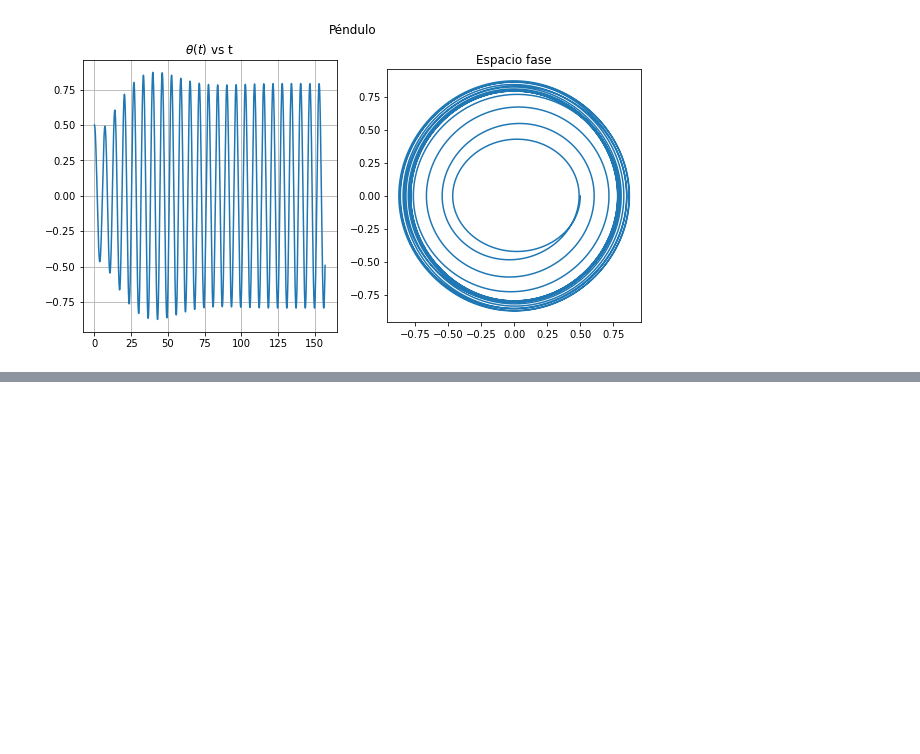
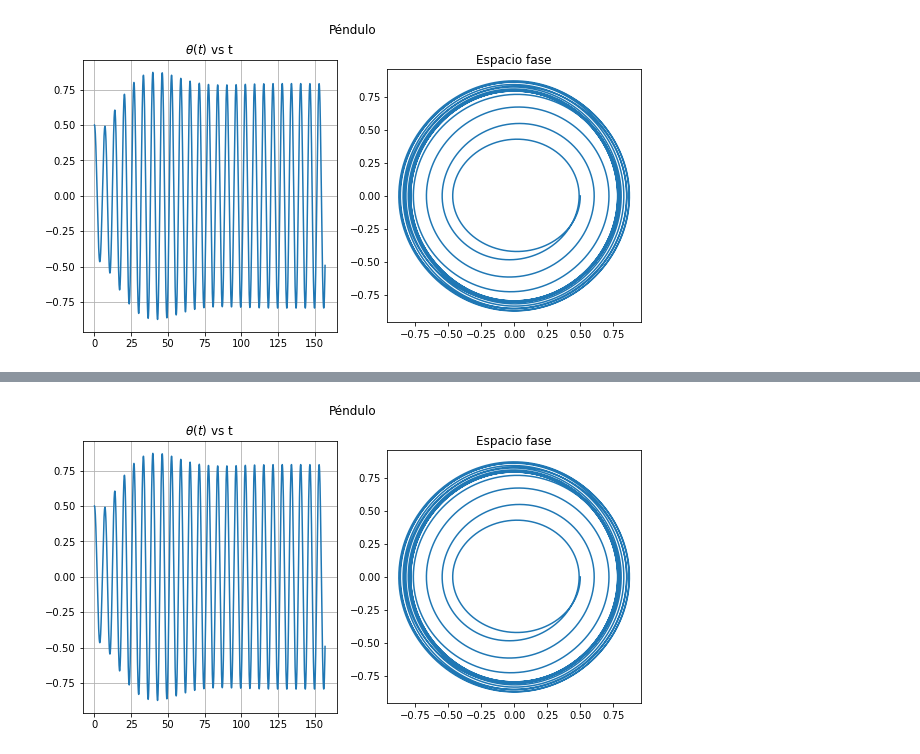
Before and after one commit to richmf/NotitasFisComp25-2, a Jupyter notebook: Clase 11 (EDO3).ipynb, the cells around one changed output, grey strips where cells are left out. Cells and saved outputs as stored; diff of their text form; code cells hidden in the pictures; blank space fills up the shorter version.

```diff
--- a/Clase 11 (EDO3).ipynb
+++ b/Clase 11 (EDO3).ipynb
@@ -35,0 +47,24 @@ graf2.set_aspect('equal')
+# %%
+def RK4(g,x0,t,args=None):
+    h , sol = t[1]-t[0] , np.zeros( (len(x0),len(t)) )
+    sol[:,0] = x0 #condicion inicial
+    for i in range(len(t)-1):
+        k1 = g(sol[:,i],t[i] , args)
+        k2 = g(sol[:,i] + 0.5*h*k1 , t[i]+0.5*h , args)
+        k3 = g(sol[:,i] + 0.5*h*k2 , t[i]+0.5*h , args)
+        k4 = g(sol[:,i] + h*k3 , t[i]+h , args)
+        sol[:,i+1] += sol[:,i] + (k1 + 2*k2 + 2*k3 + k4)*(h/6)
+    return sol
+# %%
+t = np.arange(0,50*np.pi,0.01)
+sol = RK4(pendulo_cff,[0.5,0],t,args=[0.1,1,0.1])
+figura , (graf1,graf2) = plt.subplots(1,2,figsize=(10,5))
+figura.suptitle('Péndulo')
+graf1.set_title(r'$\theta (t)$ vs t')
+graf1.plot(t,sol[0,:])
+graf1.grid()
+graf2.set_title('Espacio fase')
+graf2.plot(sol[0,:],sol[1,:])
+graf2.set_aspect('equal')
+# %% [output]
+[figure, added]
```
Also changed, not shown: parts of 7 cells of this notebook.
